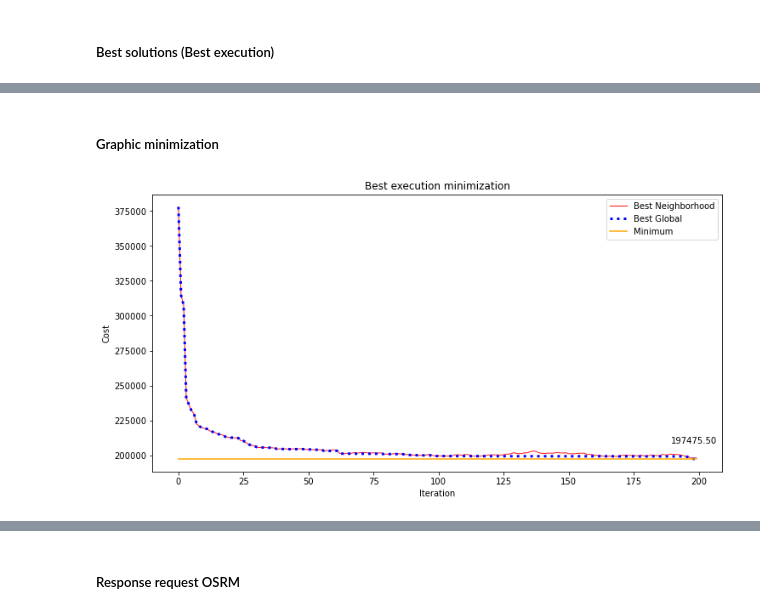
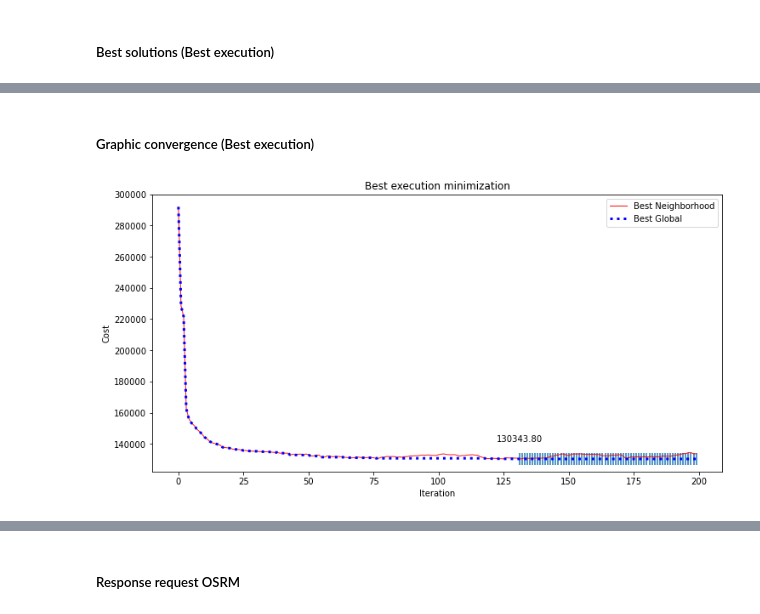
Before and after one commit to abner-lucas/Tabu-Search-CVRP, a Jupyter notebook: tabu_search_2_cvrp.ipynb, the cells around one changed output, grey strips where cells are left out. Drawn from its saved outputs; the diff is of its cells as text; code cells hidden in the pictures.

```diff
--- a/tabu_search_2_cvrp.ipynb
+++ b/tabu_search_2_cvrp.ipynb
@@ -14,7 +15,6 @@ import matplotlib.pyplot as plt
 class DistanceTable:
     def __init__(self, raw_data):
         self.raw_data = raw_data
-        self.calc_distances_matrix()
 
     def get_coordinates(self):
         coordinates = []
@@ -43,3 +43,6 @@ class DistanceTable:
         distances = self.calc_distances(points)
         df = pd.DataFrame(distances)
         df.to_csv('dataset\distances_matrix.csv', index=False)
+
+    def read_csv(self):
+        return pd.read_csv('dataset\distances_matrix.csv')
@@ -76,3 +61,12 @@ class DepotNet:
+# %%
+with open('dataset\cvrp_castanhal.json') as json_file:
+    raw_data = json.load(json_file)
+    for i in range(len(raw_data["deliveries"])):
+        raw_data["deliveries"][i]["id"] = i + 1
+
+dt = DistanceTable(raw_data)
+#dt.calc_distances_matrix()
+distances_matrix = dt.read_csv()
 # %% [markdown]
 ### Tabu Search
 # %%
@@ -235,17 +196,19 @@ class TabuSearch:
 # %%
 depot_net = DepotNet(raw_data)
 max_iterations = 200
-n_neighbors = 50
-tabu_list_size = 10
-max_executions = 30
+n_neighbors = 100
+tabu_list_size = 50
+max_executions = 10
 tabu_search_list = []
 
 start_time = time.time()
+
 for i in range(max_executions):
     print(f'Execução {i+1}/{max_executions}')
-    #Criar instância do algoritmo (com execução automática)
     tabu_search_list.append(TabuSearch(distances_matrix, depot_net, max_iterations, n_neighbors, tabu_list_size))
+
 end_time = time.time()
+
 hours = int((end_time - start_time)/3600)
 minutes = int((end_time - start_time)/60) - hours*60
 seconds = int((end_time - start_time)) - minutes*60 - hours*3600
@@ -259,6 +222,15 @@ Tempo de execução: 0h 12m 1s
 best_solution = tabu_search_list[0].best_solution
 best_cost = tabu_search_list[0].solution_cost(best_solution)
 best_tabu = tabu_search_list[0]
-for i in range(1, len(tabu_search_list)):
-    if tabu_search_list[i].solution_cost(best_solution) < best_cost:
-        best_tabu = tabu_search_list[i]
+df_exe = pd.DataFrame(columns=['Solution', 'Cost'])
+
+for tabu in tabu_search_list:
+    cost = tabu.solution_cost(tabu.best_solution)
+    df_exe.loc[len(df_exe)] = [tabu.best_solution, cost]
+
+    if cost < best_cost:
+        best_solution = tabu.best_solution
+        best_cost = cost
+        best_tabu = tabu
+
+df_exe.to_csv('results/best_solutions_exe.csv', index=False)
@@ -361,25 +295,26 @@ Melhor(res) solução(ões) apresentada(s) no(s) índece(s):
 # %% [markdown]
-##### Graphic minimization
+##### Graphic convergence (Best execution)
 # %%
 #Convergência na melhor execução
 x = np.arange(0, max_iterations, 1)
 y1 = best_tabu.best_neighborhood["y"].values
 y2 = best_tabu.best_solutions["y"].values
+#y2err = df_average["std"].values
 
 fig, ax = plt.subplots()
 fig.set_size_inches(12,6)
 lines = ax.plot(x, y1, color='red', lw=1, alpha=0.9)
 ax.plot(x, y2, color='blue', lw=3, linestyle=':')
-ax.plot(x, [best_tabu.best_solutions["y"].min() for i in range(len(x))], color='orange', label="Minimum")
+#ax.fill_between(x, y2-y2err, y2+y2err, color='red', alpha=0.2,  linewidth=0.0)
 ax.set_title('Best execution minimization')
 ax.set_xlabel('Iteration')
 ax.set_ylabel('Cost')
 best = best_tabu.best_solutions.loc[best_tabu.best_solutions["y"] == best_tabu.best_solutions["y"].min()]["y"].values
 index_min = best_tabu.best_solutions.loc[best_tabu.best_solutions["y"] == best_tabu.best_solutions["y"].min()].index
-#ax.scatter(index_min, best, marker='|', s=200)
+ax.scatter(index_min, best, marker='|', s=200)
 ax.annotate(f'{best[0]:.2f}', (index_min[0], best[0]), xytext=(index_min[0], best[0]+10000), ha='center', va='bottom')
-ax.legend(['Best Neighborhood', 'Best Global', 'Minimum'])
+ax.legend(['Best Neighborhood', 'Best Global'])
 plt.savefig('results/graphic_convergence_best', dpi = 300)
 plt.show()
 # %% [output]
-[figure, old version]
+[figure, new version]
```
Also changed, not shown: parts of 23 cells of this notebook, 8 other files.
